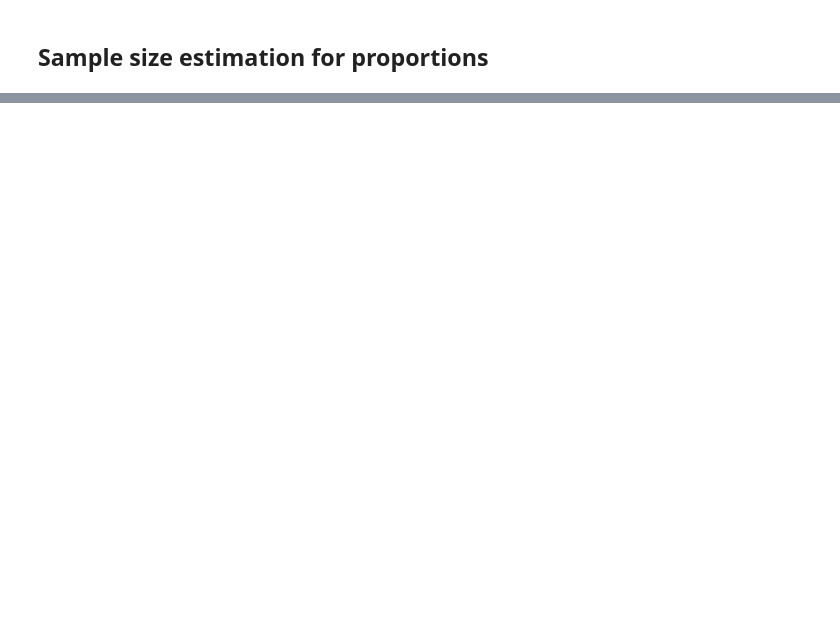
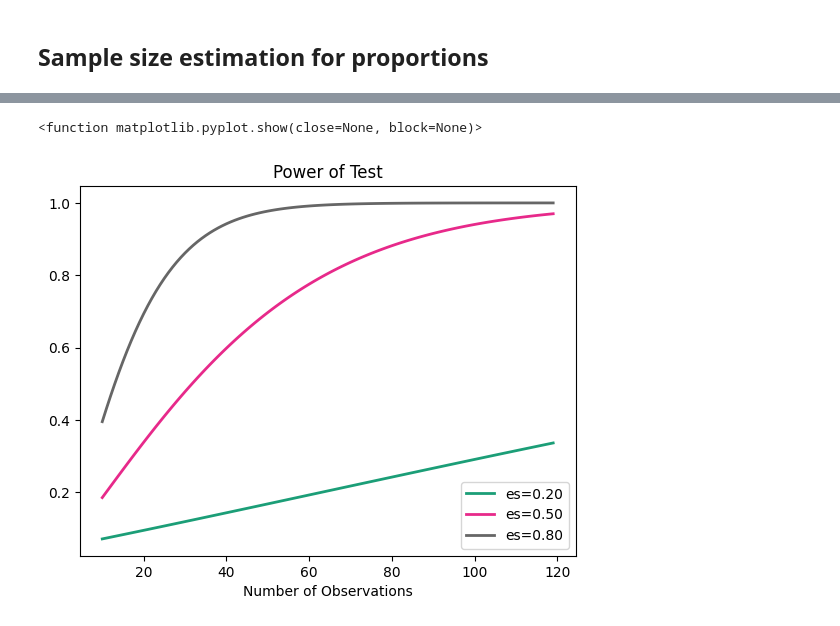
Before and after one commit to johnhhu2020/DataCamp__AB_Testing_in_Python, a Jupyter notebook: DataCamp__AB_Testing_in_Python.ipynb, the cells around one changed output, grey strips where cells are left out. Drawn from its saved outputs; the diff is of its cells as text; code cells hidden in the pictures; blank space fills up the shorter version.

Commit message:
recalled the basic estimation and variance, working on power analysis

```diff
--- a/DataCamp__AB_Testing_in_Python.ipynb
+++ b/DataCamp__AB_Testing_in_Python.ipynb
@@ -18216,0 +18412,16 @@ print(sample_size)
+# %%
+# Import t-test power package
+from statsmodels.stats.power import TTestIndPower
+import numpy as np
+
+
+# Specify parameters for power analysis
+sample_sizes = np.array(range(10, 120))
+effect_sizes = np.array([0.2, 0.5, 0.8])
+
+# Plot power curves
+TTestIndPower().plot_power(nobs=sample_sizes, effect_size=effect_sizes)
+plt.show
+# %% [output]
+<function matplotlib.pyplot.show(close=None, block=None)>
+[figure, added]
```
Also changed, not shown: parts of 16 cells of this notebook.
